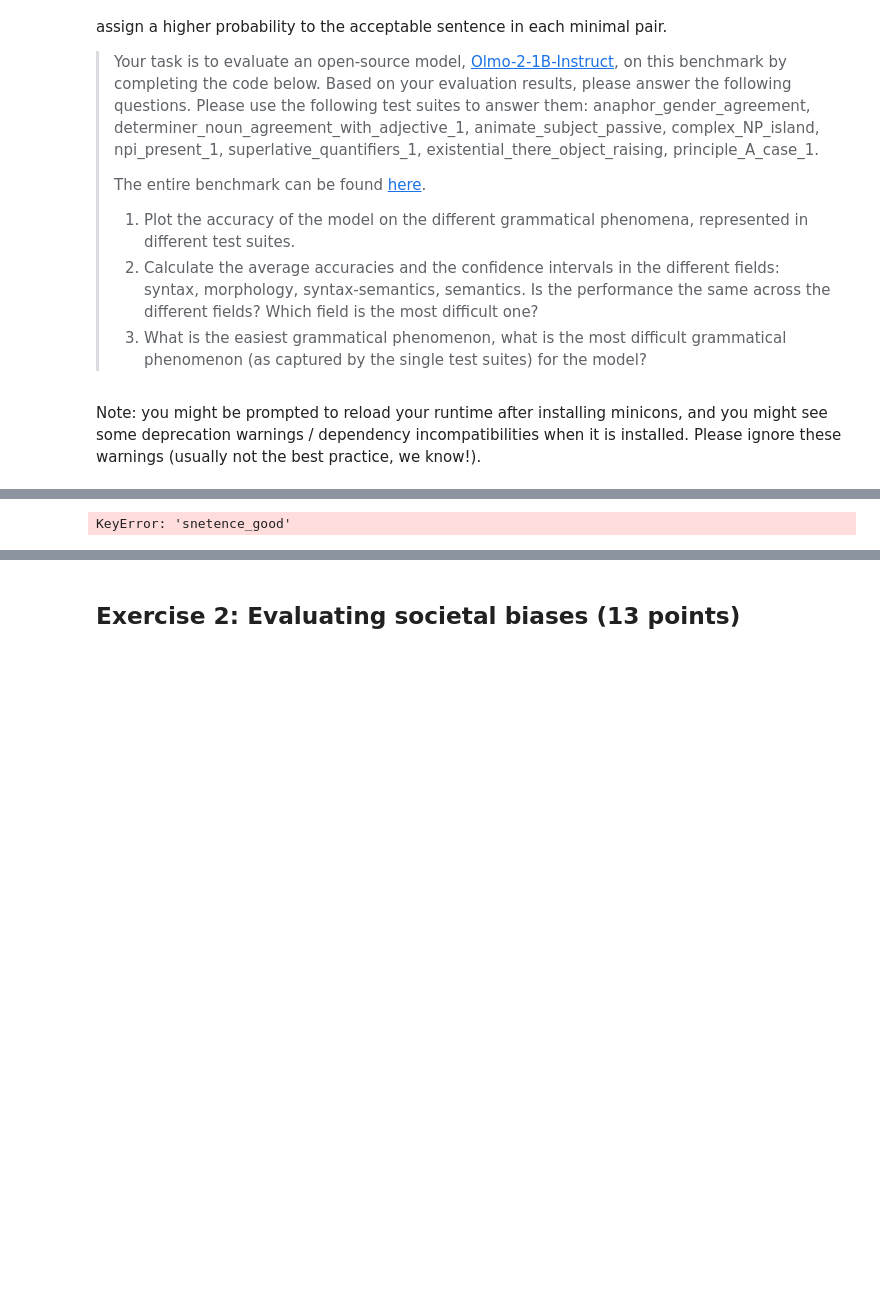
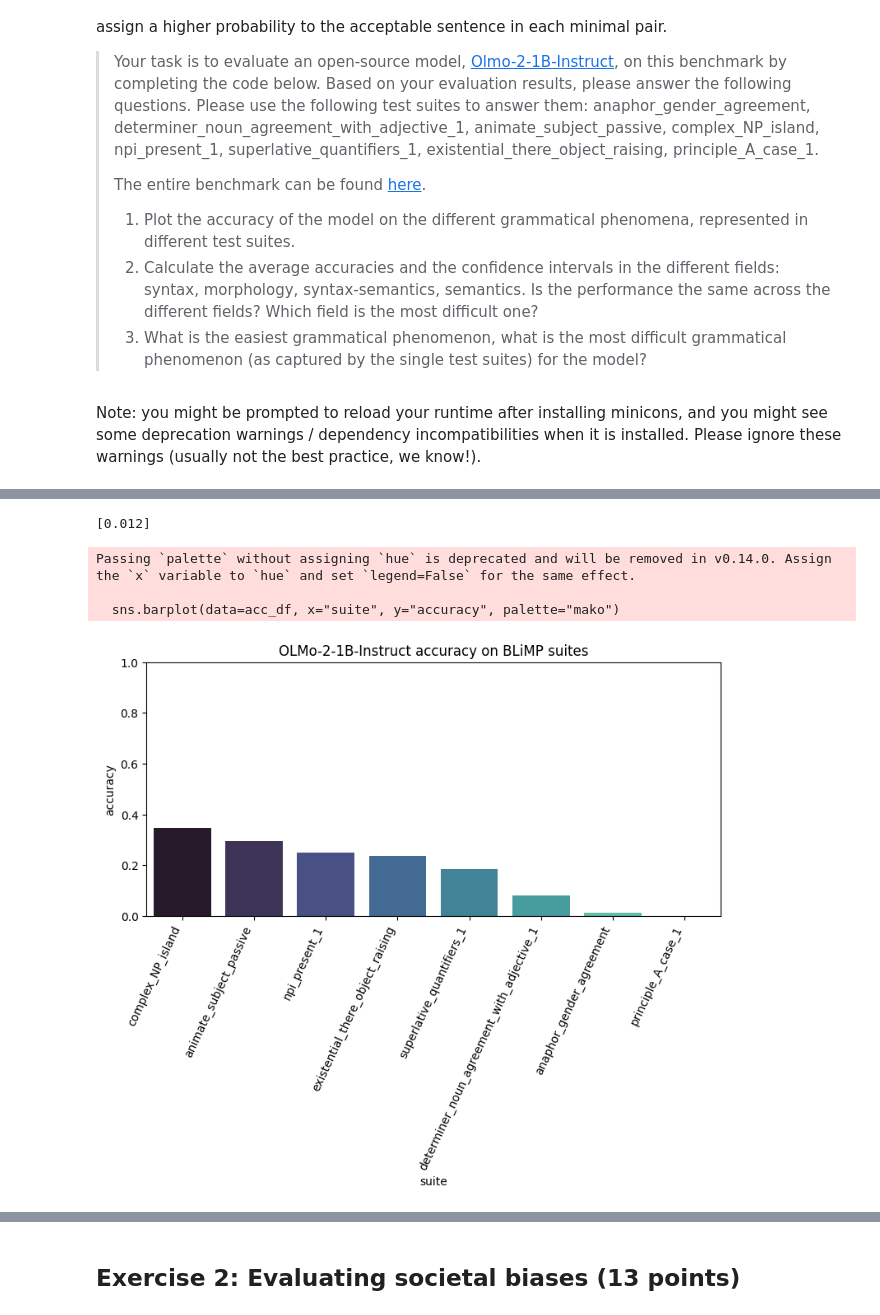
Before and after one commit to Bhardwaj-Sarthak/Personal-Projects, a Jupyter notebook: understanding-llms/homework/04_evaluation.ipynb, the cells around one changed output, grey strips where cells are left out. Cells and saved outputs as stored; diff of their text form; code cells hidden in the pictures; blank space fills up the shorter version.

```diff
--- a/understanding-llms/homework/04_evaluation.ipynb
+++ b/understanding-llms/homework/04_evaluation.ipynb
@@ -102,7 +107,6 @@ dataset["train"][0]
 # %%
 # iterate over the single items of the test suite
 # hint: you can use code similar to the one in sheet 7.1
-
 # set up the model as a minicons scorer
 lm_scorer = scorer.IncrementalLMScorer(
     "allenai/OLMo-2-0425-1B-Instruct", device
@@ -111,15 +115,17 @@ lm_scorer = scorer.IncrementalLMScorer(
 # create some lists to store the results
 ### YOUR CODE HERE ###
 correctness = []
-
+correct =0
 for item in dataset["train"]:
     # get the sentence pair
     ### YOUR CODE HERE ###
-    sen_good = item["snetence_good"]
-    sen_bad =  item["snetence_bad"]
-
+  sen_good = item["sentence_good"]
+  sen_bad =  item["sentence_bad"]
 
     # compare the sentences as suggested in the task description
     ### YOUR CODE HERE ###
+  good_ll = sum(lm_scorer.sequence_score(sen_good))
+  bad_ll  = sum(lm_scorer.sequence_score(sen_bad))
+  correct += int(good_ll < bad_ll)
+  acc=correct/len(dataset['train'])
+correctness.append(acc)
-# %% [output]
-KeyError: 'snetence_good'
@@ -133,0 +132,45 @@ KeyError: 'snetence_good'
+# %%
+correctness
+# %% [output]
+[0.012]
+# %%
+# calculate the performance by test suite
+### YOUR CODE HERE ###
+suites = ["anaphor_gender_agreement",
+          "determiner_noun_agreement_with_adjective_1",
+          "animate_subject_passive",
+          "complex_NP_island",
+          "npi_present_1",
+          "superlative_quantifiers_1",
+          "existential_there_object_raising",
+          "principle_A_case_1"
+]
+results = []
+for suite in suites:
+  dataset = load_dataset("nyu-mll/blimp",suite)
+  correct =0
+  for item in dataset["train"]:
+    sen_good = item["sentence_good"]
+    sen_bad =  item["sentence_bad"]
+    good_ll = sum(lm_scorer.sequence_score(sen_good))
+    bad_ll  = sum(lm_scorer.sequence_score(sen_bad))
+    correct += int(good_ll < bad_ll)
+  acc = correct / len(dataset['train'])
+  results.append({"suite": suite, "accuracy": acc})
+acc_df = pd.DataFrame(results).sort_values("accuracy", ascending=False)
+acc_df
+
+import matplotlib.pyplot as plt
+import seaborn as sns
+# plot the results in a bar plot
+### YOUR CODE HERE ###
+plt.figure(figsize=(9,4))
+sns.barplot(data=acc_df, x="suite", y="accuracy", palette="mako")
+plt.xticks(rotation=65, ha="right")
+plt.ylim(0,1); plt.title("OLMo-2-1B-Instruct accuracy on BLiMP suites")
+plt.show()
+# %% [output]
+Passing `palette` without assigning `hue` is deprecated and will be removed in v0.14.0. Assign the `x` variable to `hue` and set `legend=False` for the same effect.
+
+  sns.barplot(data=acc_df, x="suite", y="accuracy", palette="mako")
+[figure, added]
```
Also changed, not shown: parts of 6 cells of this notebook.
